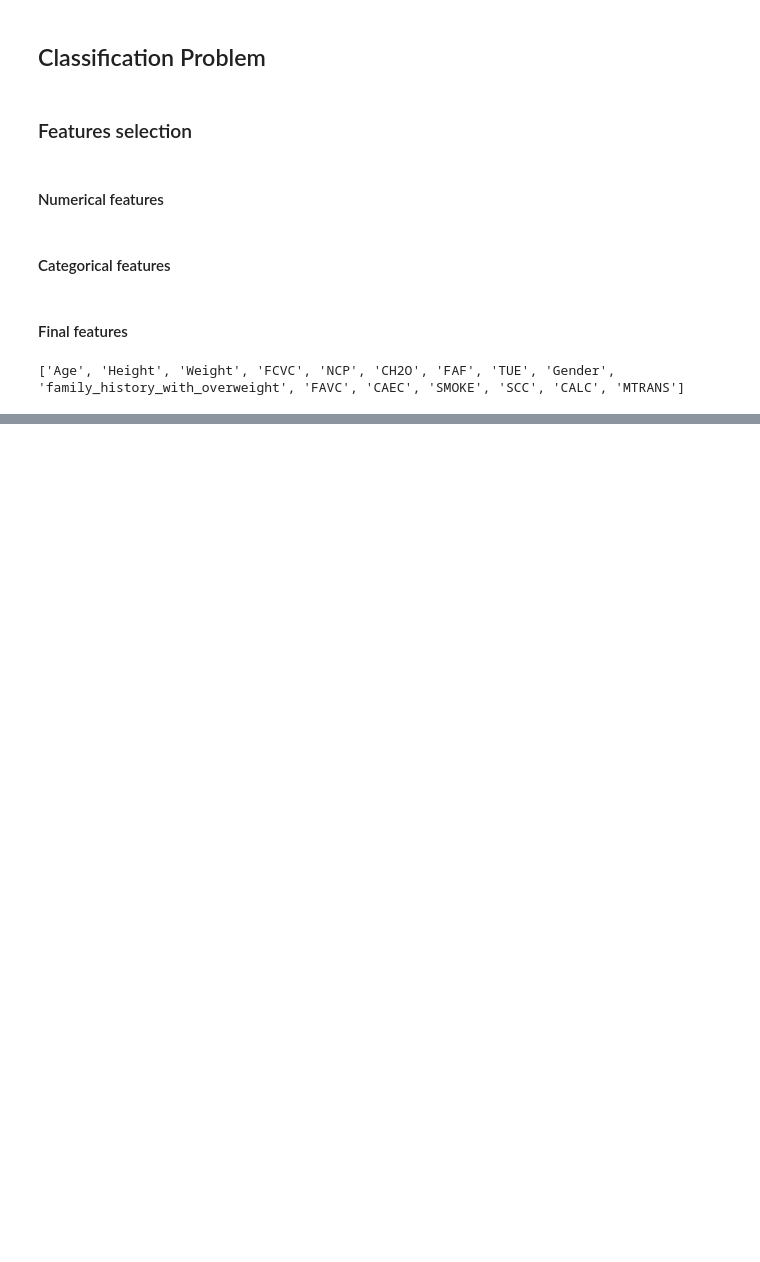
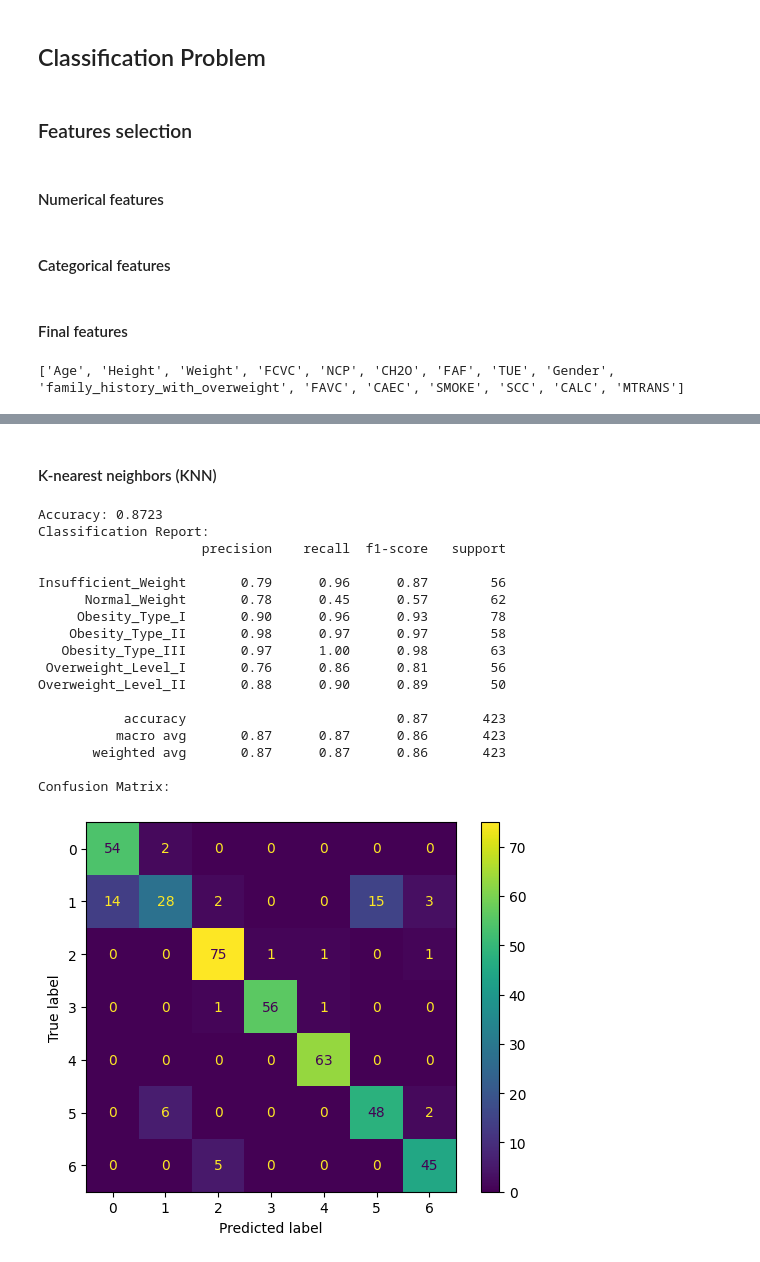
Before and after one commit to dang-nguyendd/ds_data_modelling, a Jupyter notebook: s3759957.ipynb, the cells around one changed output, grey strips where cells are left out. Cells and saved outputs as stored; diff of their text form; code cells hidden in the pictures; blank space fills up the shorter version.

Commit message:
modelling

```diff
--- a/s3759957.ipynb
+++ b/s3759957.ipynb
@@ -660,3 +666,14 @@ selected_features.extend(cat_features)
 print(selected_features)
 # %% [output]
 ['Age', 'Height', 'Weight', 'FCVC', 'NCP', 'CH2O', 'FAF', 'TUE', 'Gender', 'family_history_with_overweight', 'FAVC', 'CAEC', 'SMOKE', 'SCC', 'CALC', 'MTRANS']
+# %%
+label_encoder = LabelEncoder()
+for col in cat_cols:
+    if df[col].dtype == 'object':  # Check if the column contains non-numeric data
+        df[col] = label_encoder.fit_transform(df[col])
+
+X = df[selected_features]
+y = df[categorical_target]  # Target variable 'NObeyesdad'
+
+# Split the data into training and testing sets
+X_train, X_test, y_train, y_test = train_test_split(X, y, test_size=0.2, random_state=42)
@@ -662,0 +712,44 @@ print(selected_features)
+# %% [markdown]
+#### K-nearest neighbors (KNN)
+# %%
+# Initialize the KNN classifier with 7 neighbors
+knn = KNeighborsClassifier(n_neighbors=7)
+
+# Fit the model on the training data
+knn.fit(X_train, y_train)
+
+# Make predictions on the test set
+y_pred = knn.predict(X_test)
+
+# Evaluate the model
+accuracy = accuracy_score(y_test, y_pred)
+conf_matrix = confusion_matrix(y_test, y_pred)
+class_report = classification_report(y_test, y_pred)
+
+# Print the evaluation metrics
+print(f"Accuracy: {accuracy:.4f}")
+print("Classification Report:")
+print(class_report)
+print("Confusion Matrix:")
+disp = ConfusionMatrixDisplay(confusion_matrix=conf_matrix)
+disp.plot()
+plt.show()
+# %% [output]
+Accuracy: 0.8723
+Classification Report:
+                     precision    recall  f1-score   support
+
+Insufficient_Weight       0.79      0.96      0.87        56
+      Normal_Weight       0.78      0.45      0.57        62
+     Obesity_Type_I       0.90      0.96      0.93        78
+    Obesity_Type_II       0.98      0.97      0.97        58
+   Obesity_Type_III       0.97      1.00      0.98        63
+ Overweight_Level_I       0.76      0.86      0.81        56
+Overweight_Level_II       0.88      0.90      0.89        50
+
+           accuracy                           0.87       423
+          macro avg       0.87      0.87      0.86       423
+       weighted avg       0.87      0.87      0.86       423
+
+Confusion Matrix:
+[figure, added]
```
Also changed, not shown: parts of 5 cells of this notebook.
